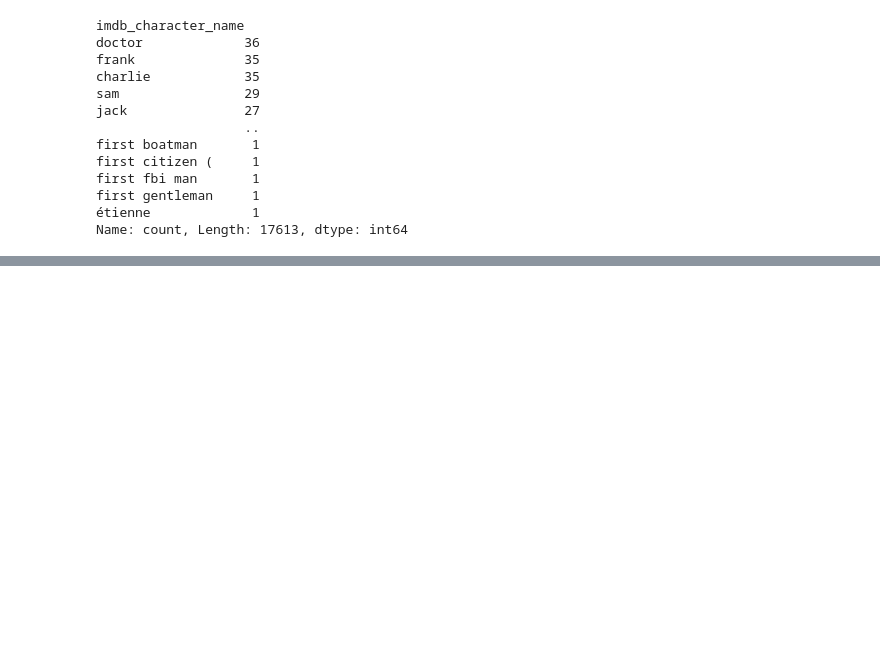
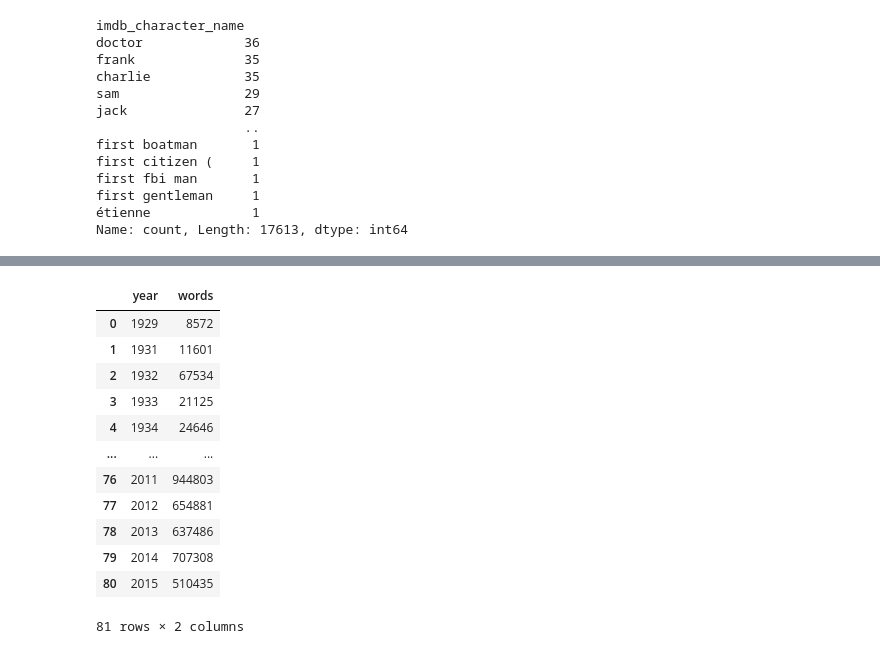
Before and after one commit to arthurdarma/is310-coding-assignments, a Jupyter notebook: eda-data-viz/EDAFilms.ipynb, the cells around one changed output, grey strips where cells are left out. Saved outputs shown, nothing was run; the diff lists cells and outputs as text; code cells hidden in the pictures; blank space fills up the shorter version.

```diff
--- a/eda-data-viz/EDAFilms.ipynb
+++ b/eda-data-viz/EDAFilms.ipynb
@@ -193,0 +229,16 @@ Name: count, Length: 17613, dtype: int64
+# %%
+grouped_dialogue_df
+# %% [output]
+|  | year | words |
+| 0 | 1929 | 8572 |
+| 1 | 1931 | 11601 |
+| 2 | 1932 | 67534 |
+| 3 | 1933 | 21125 |
+| 4 | 1934 | 24646 |
+| ... | ... | ... |
+| 76 | 2011 | 944803 |
+| 77 | 2012 | 654881 |
+| 78 | 2013 | 637486 |
+| 79 | 2014 | 707308 |
+| 80 | 2015 | 510435 |
+81 rows × 2 columns
```
Also changed, not shown: parts of 5 cells of this notebook.
